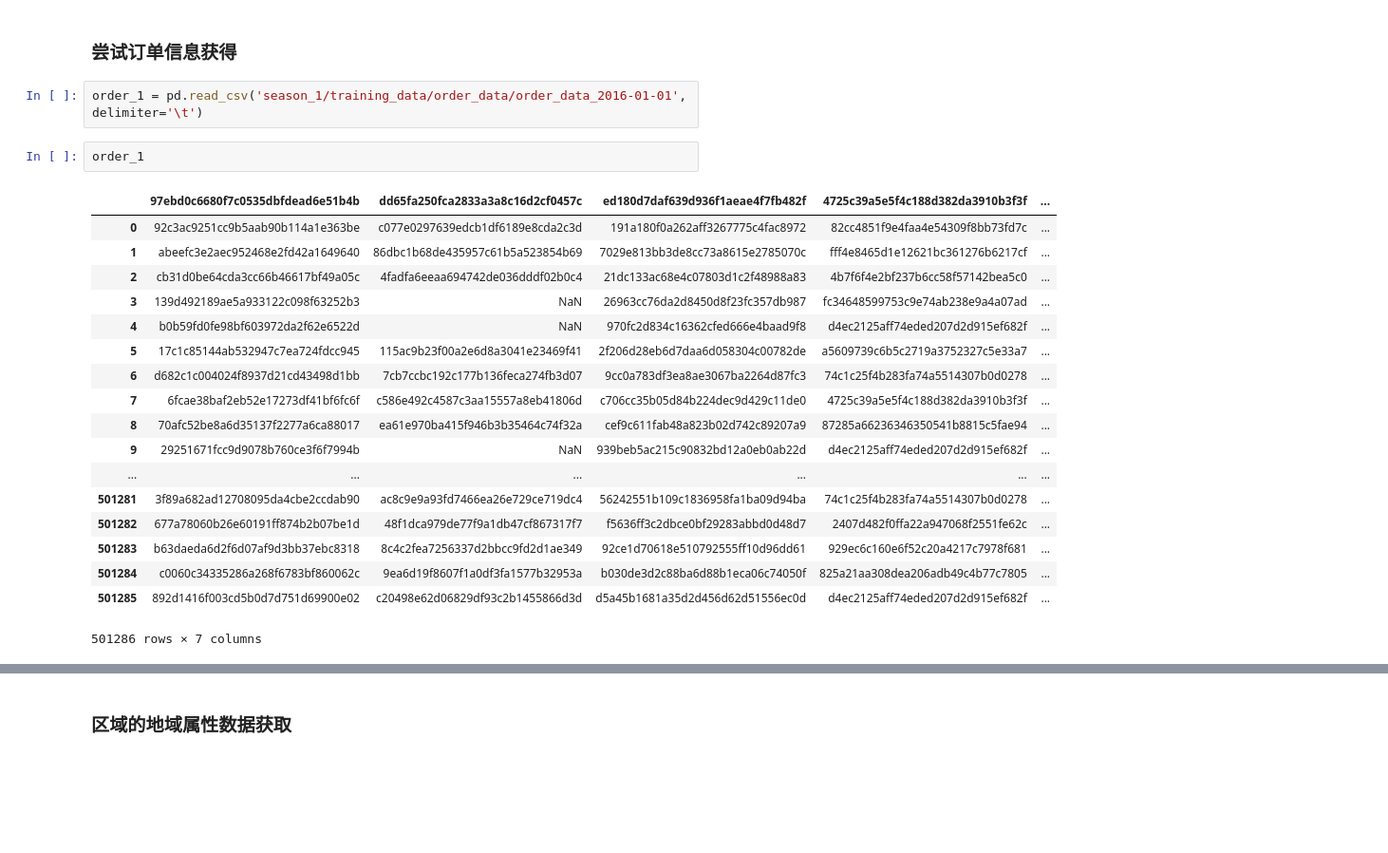
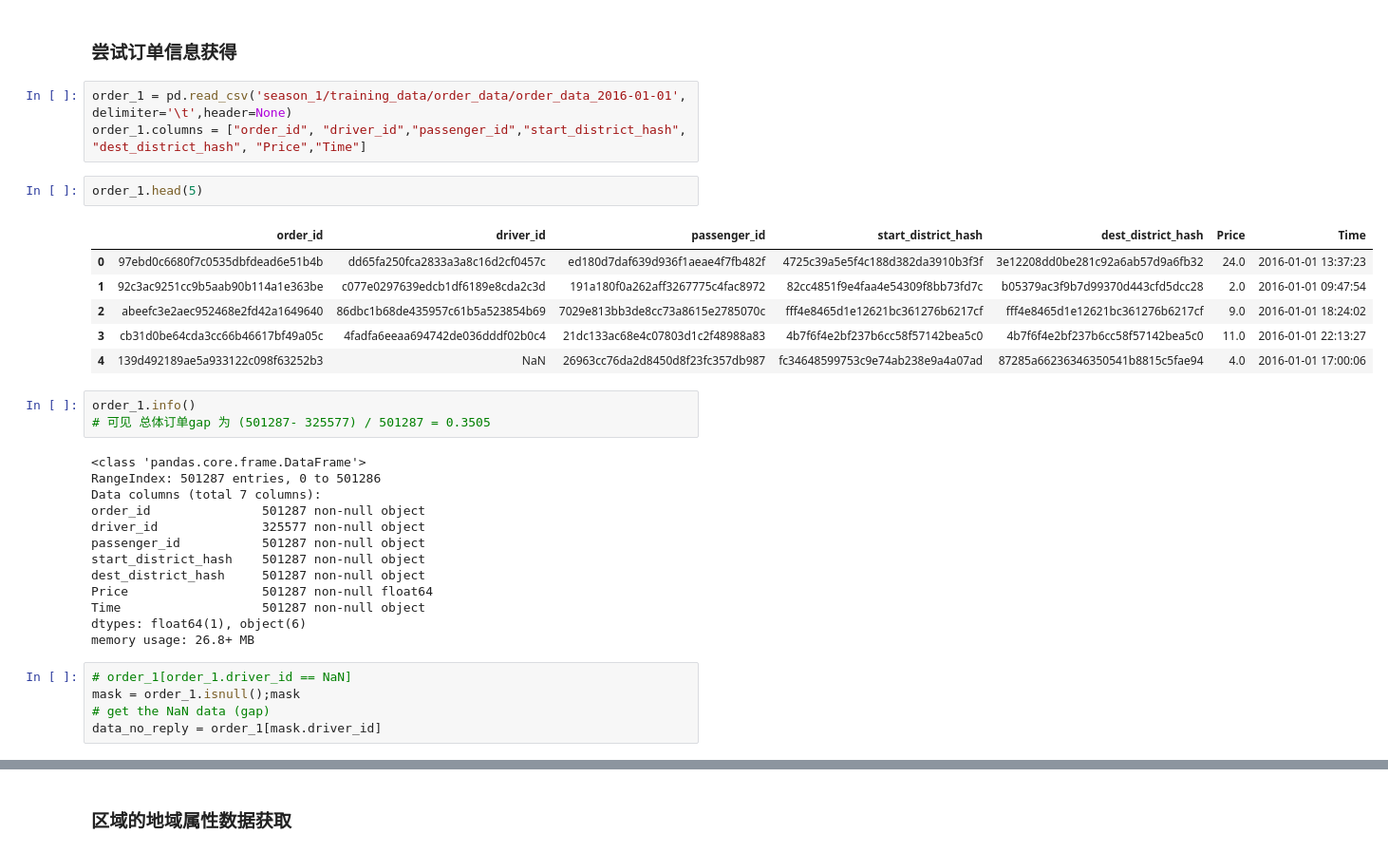
Before and after one commit to WhaleChen/di-tech, a Jupyter notebook: di-tech.ipynb, the cells around one changed output, grey strips where cells are left out. Shown at 95% size. Drawn from its saved outputs; the diff is of its cells as text; blank space fills up the shorter version.

Commit message:
Add colomns name to order and get the NaN data

```diff
--- a/di-tech.ipynb
+++ b/di-tech.ipynb
@@ -52,25 +52,35 @@ test_result.to_csv('test_upload.csv',header=False,index=False)
 # %% [markdown]
 ### 尝试订单信息获得
 # %%
-order_1 = pd.read_csv('season_1/training_data/order_data/order_data_2016-01-01', delimiter='\t')
+order_1 = pd.read_csv('season_1/training_data/order_data/order_data_2016-01-01', delimiter='\t',header=None)
+order_1.columns = ["order_id", "driver_id","passenger_id","start_district_hash", "dest_district_hash", "Price","Time"]
 # %%
-order_1
+order_1.head(5)
 # %% [output]
-|  | 97ebd0c6680f7c0535dbfdead6e51b4b | dd65fa250fca2833a3a8c16d2cf0457c | ed180d7daf639d936f1aeae4f7fb482f | 4725c39a5e5f4c188d382da3910b3f3f | ... |
-| 0 | 92c3ac9251cc9b5aab90b114a1e363be | c077e0297639edcb1df6189e8cda2c3d | 191a180f0a262aff3267775c4fac8972 | 82cc4851f9e4faa4e54309f8bb73fd7c | ... |
-| 1 | abeefc3e2aec952468e2fd42a1649640 | 86dbc1b68de435957c61b5a523854b69 | 7029e813bb3de8cc73a8615e2785070c | fff4e8465d1e12621bc361276b6217cf | ... |
-| 2 | cb31d0be64cda3cc66b46617bf49a05c | 4fadfa6eeaa694742de036dddf02b0c4 | 21dc133ac68e4c07803d1c2f48988a83 | 4b7f6f4e2bf237b6cc58f57142bea5c0 | ... |
-| 3 | 139d492189ae5a933122c098f63252b3 | NaN | 26963cc76da2d8450d8f23fc357db987 | fc34648599753c9e74ab238e9a4a07ad | ... |
-| 4 | b0b59fd0fe98bf603972da2f62e6522d | NaN | 970fc2d834c16362cfed666e4baad9f8 | d4ec2125aff74eded207d2d915ef682f | ... |
-| 5 | 17c1c85144ab532947c7ea724fdcc945 | 115ac9b23f00a2e6d8a3041e23469f41 | 2f206d28eb6d7daa6d058304c00782de | a5609739c6b5c2719a3752327c5e33a7 | ... |
-| 6 | d682c1c004024f8937d21cd43498d1bb | 7cb7ccbc192c177b136feca274fb3d07 | 9cc0a783df3ea8ae3067ba2264d87fc3 | 74c1c25f4b283fa74a5514307b0d0278 | ... |
-| 7 | 6fcae38baf2eb52e17273df41bf6fc6f | c586e492c4587c3aa15557a8eb41806d | c706cc35b05d84b224dec9d429c11de0 | 4725c39a5e5f4c188d382da3910b3f3f | ... |
-| 8 | 70afc52be8a6d35137f2277a6ca88017 | ea61e970ba415f946b3b35464c74f32a | cef9c611fab48a823b02d742c89207a9 | 87285a66236346350541b8815c5fae94 | ... |
-| 9 | 29251671fcc9d9078b760ce3f6f7994b | NaN | 939beb5ac215c90832bd12a0eb0ab22d | d4ec2125aff74eded207d2d915ef682f | ... |
-| ... | ... | ... | ... | ... | ... |
-| 501281 | 3f89a682ad12708095da4cbe2ccdab90 | ac8c9e9a93fd7466ea26e729ce719dc4 | 56242551b109c1836958fa1ba09d94ba | 74c1c25f4b283fa74a5514307b0d0278 | ... |
-| 501282 | 677a78060b26e60191ff874b2b07be1d | 48f1dca979de77f9a1db47cf867317f7 | f5636ff3c2dbce0bf29283abbd0d48d7 | 2407d482f0ffa22a947068f2551fe62c | ... |
-| 501283 | b63daeda6d2f6d07af9d3bb37ebc8318 | 8c4c2fea7256337d2bbcc9fd2d1ae349 | 92ce1d70618e510792555ff10d96dd61 | 929ec6c160e6f52c20a4217c7978f681 | ... |
-| 501284 | c0060c34335286a268f6783bf860062c | 9ea6d19f8607f1a0df3fa1577b32953a | b030de3d2c88ba6d88b1eca06c74050f | 825a21aa308dea206adb49c4b77c7805 | ... |
-| 501285 | 892d1416f003cd5b0d7d751d69900e02 | c20498e62d06829df93c2b1455866d3d | d5a45b1681a35d2d456d62d51556ec0d | d4ec2125aff74eded207d2d915ef682f | ... |
+|  | order_id | driver_id | passenger_id | start_district_hash | dest_district_hash | Price | Time |
+| 0 | 97ebd0c6680f7c0535dbfdead6e51b4b | dd65fa250fca2833a3a8c16d2cf0457c | ed180d7daf639d936f1aeae4f7fb482f | 4725c39a5e5f4c188d382da3910b3f3f | 3e12208dd0be281c92a6ab57d9a6fb32 | 24.0 | 2016-01-01 13:37:23 |
+| 1 | 92c3ac9251cc9b5aab90b114a1e363be | c077e0297639edcb1df6189e8cda2c3d | 191a180f0a262aff3267775c4fac8972 | 82cc4851f9e4faa4e54309f8bb73fd7c | b05379ac3f9b7d99370d443cfd5dcc28 | 2.0 | 2016-01-01 09:47:54 |
+| 2 | abeefc3e2aec952468e2fd42a1649640 | 86dbc1b68de435957c61b5a523854b69 | 7029e813bb3de8cc73a8615e2785070c | fff4e8465d1e12621bc361276b6217cf | fff4e8465d1e12621bc361276b6217cf | 9.0 | 2016-01-01 18:24:02 |
+| 3 | cb31d0be64cda3cc66b46617bf49a05c | 4fadfa6eeaa694742de036dddf02b0c4 | 21dc133ac68e4c07803d1c2f48988a83 | 4b7f6f4e2bf237b6cc58f57142bea5c0 | 4b7f6f4e2bf237b6cc58f57142bea5c0 | 11.0 | 2016-01-01 22:13:27 |
+| 4 | 139d492189ae5a933122c098f63252b3 | NaN | 26963cc76da2d8450d8f23fc357db987 | fc34648599753c9e74ab238e9a4a07ad | 87285a66236346350541b8815c5fae94 | 4.0 | 2016-01-01 17:00:06 |
-501286 rows × 7 columns
+# %%
+order_1.info()
+# 可见 总体订单gap 为 (501287- 325577) / 501287 = 0.3505
+# %% [output]
+<class 'pandas.core.frame.DataFrame'>
+RangeIndex: 501287 entries, 0 to 501286
+Data columns (total 7 columns):
+order_id               501287 non-null object
+driver_id              325577 non-null object
+passenger_id           501287 non-null object
+start_district_hash    501287 non-null object
+dest_district_hash     501287 non-null object
+Price                  501287 non-null float64
+Time                   501287 non-null object
+dtypes: float64(1), object(6)
+memory usage: 26.8+ MB
+# %%
+# order_1[order_1.driver_id == NaN]
+mask = order_1.isnull();mask
+# get the NaN data (gap)
+data_no_reply = order_1[mask.driver_id]
```
Also changed, not shown: parts of 4 cells of this notebook.
